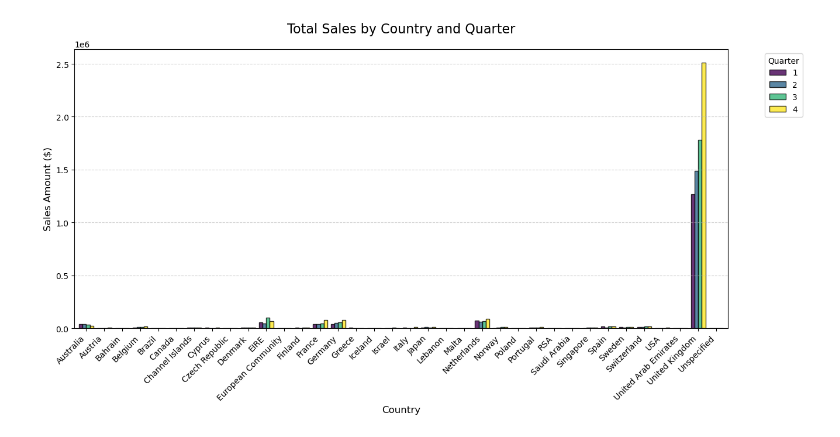
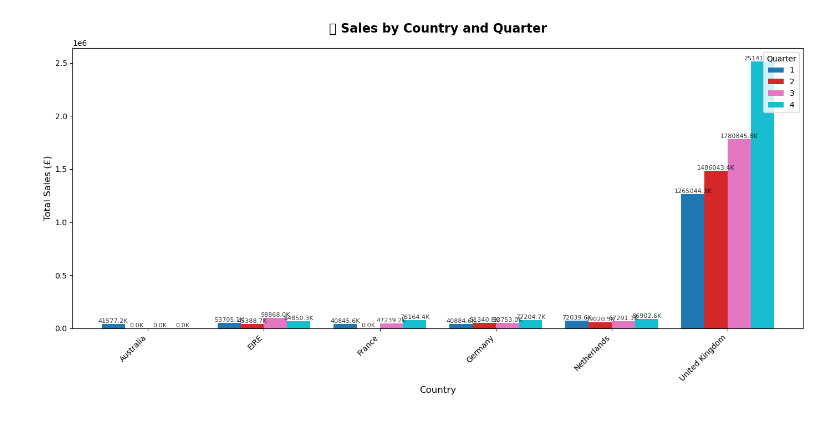
Before and after one commit to SamAbr/DSA2040_Practical_Exam_Samuel533, a Jupyter notebook: DataWarehousing/OLAP/Visualizations.ipynb, the cells around one changed output. Saved outputs shown, nothing was run; the diff lists cells and outputs as text; code cells hidden in the pictures.

Commit message:
Changing visuals in OLAP

```diff
--- a/DataWarehousing/OLAP/Visualizations.ipynb
+++ b/DataWarehousing/OLAP/Visualizations.ipynb
@@ -1,54 +45,43 @@
 # %%
+# sales_by_quarter.py
 import sqlite3
 import pandas as pd
 import matplotlib.pyplot as plt
 
-# Connect to your SQLite DW
-conn = sqlite3.connect("retail_dw.db")
-
-# Roll-up query
+conn = sqlite3.connect('retail_dw.db')
 query = """
 SELECT
-    sf.Country,
+    cd.Country,
     td.Quarter,
-    SUM(sf.TotalSales) AS TotalSales
+    ROUND(SUM(sf.TotalSales), 2) AS TotalSales
 FROM SalesFact sf
-JOIN TimeDim td
-    ON sf.InvoiceDate = td.InvoiceDate
-GROUP BY sf.Country, td.Quarter
-ORDER BY sf.Country, td.Quarter;
+JOIN CustomerDim cd ON sf.CustomerID = cd.CustomerID
+JOIN TimeDim td ON sf.DateKey = td.DateKey
+GROUP BY cd.Country, td.Quarter
+ORDER BY TotalSales DESC
+LIMIT 20;
 """
-df = pd.read_sql_query(query, conn)
+df_q = pd.read_sql(query, conn)
+conn.close()
 
-# Pivot for plotting
-pivot_df = df.pivot(index='Country', columns='Quarter', values='TotalSales')
-
-import matplotlib.pyplot as plt
+# Pivot
+df_pivot = df_q.pivot(index='Country', columns='Quarter', values='TotalSales').fillna(0)
 
 # Plot
-ax = pivot_df.plot(kind='bar',
-                   figsize=(12, 7),
-                   width=0.8,          # Adjust bar width
-                   edgecolor='black',   # Add borders to bars
-                   alpha=0.8,          # Transparency
-                   colormap='viridis') # Color scheme
+ax = df_pivot.plot(kind='bar', figsize=(14, 7), colormap='tab10', width=0.8)
+plt.title('📊 Sales by Country and Quarter', fontsize=16, fontweight='bold', pad=20)
+plt.xlabel('Country', fontsize=12)
+plt.ylabel('Total Sales (£)', fontsize=12)
+plt.xticks(rotation=45, ha='right')
+plt.legend(title='Quarter', loc='upper right')
 
-# Customize title and labels
-plt.title("Total Sales by Country and Quarter", fontsize=16, pad=20)
-plt.ylabel("Sales Amount ($)", fontsize=12)
-plt.xlabel("Country", fontsize=12)
+# Add value labels
+for container in ax.containers:
+    ax.bar_label(container, fmt='%.1fK', fontsize=8, rotation=0, color='black', alpha=0.8)
 
-# Rotate x-axis labels and adjust layout
-plt.xticks(rotation=45, ha='right')  # Align labels to the right after rotation
 plt.tight_layout()
-
-# Add grid and legend
-plt.grid(axis='y', linestyle='--', alpha=0.6)
-plt.legend(title='Quarter', bbox_to_anchor=(1.05, 1), loc='upper left')
-
-# Save and show
-plt.savefig("sales_by_country_quarter.png", dpi=300, bbox_inches='tight')
+plt.savefig('sales_by_quarter.png', dpi=300, bbox_inches='tight')
 plt.show()
 # %% [output]
-[figure, old version]
+[figure, new version]
 # %%
```
Also changed, not shown: parts of 5 cells of this notebook, 18 other files.
